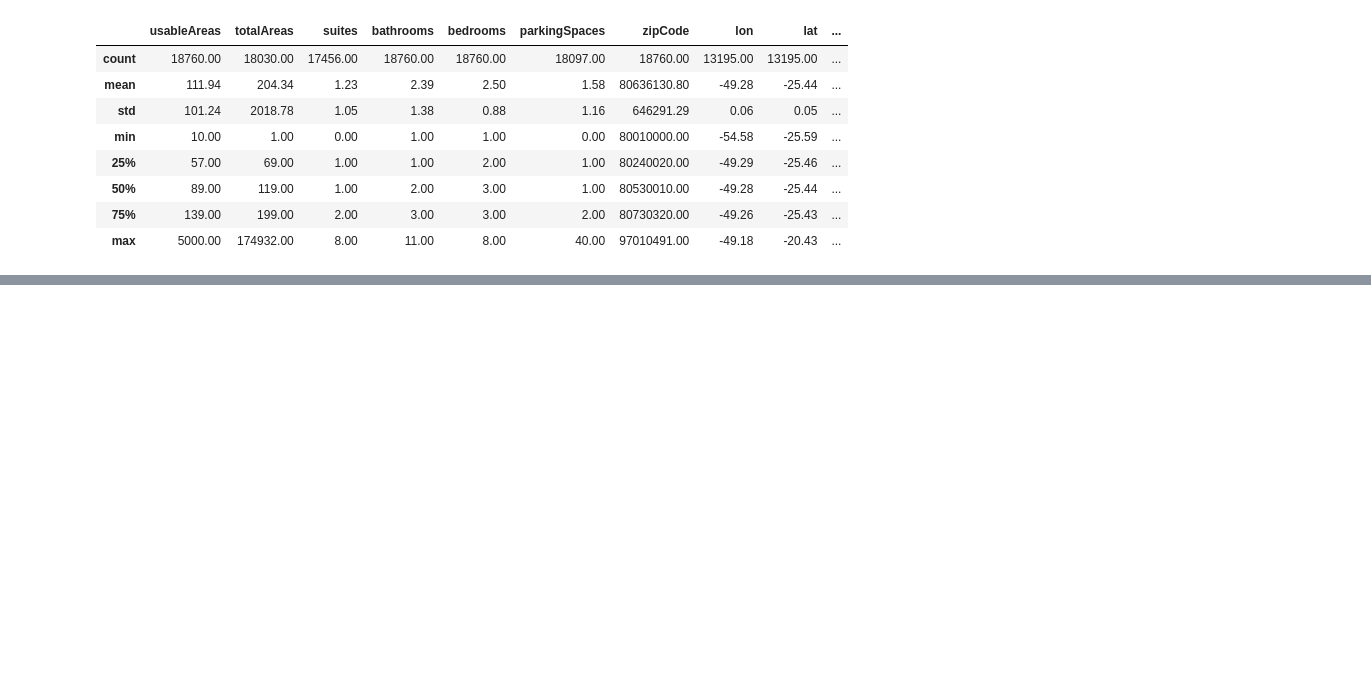
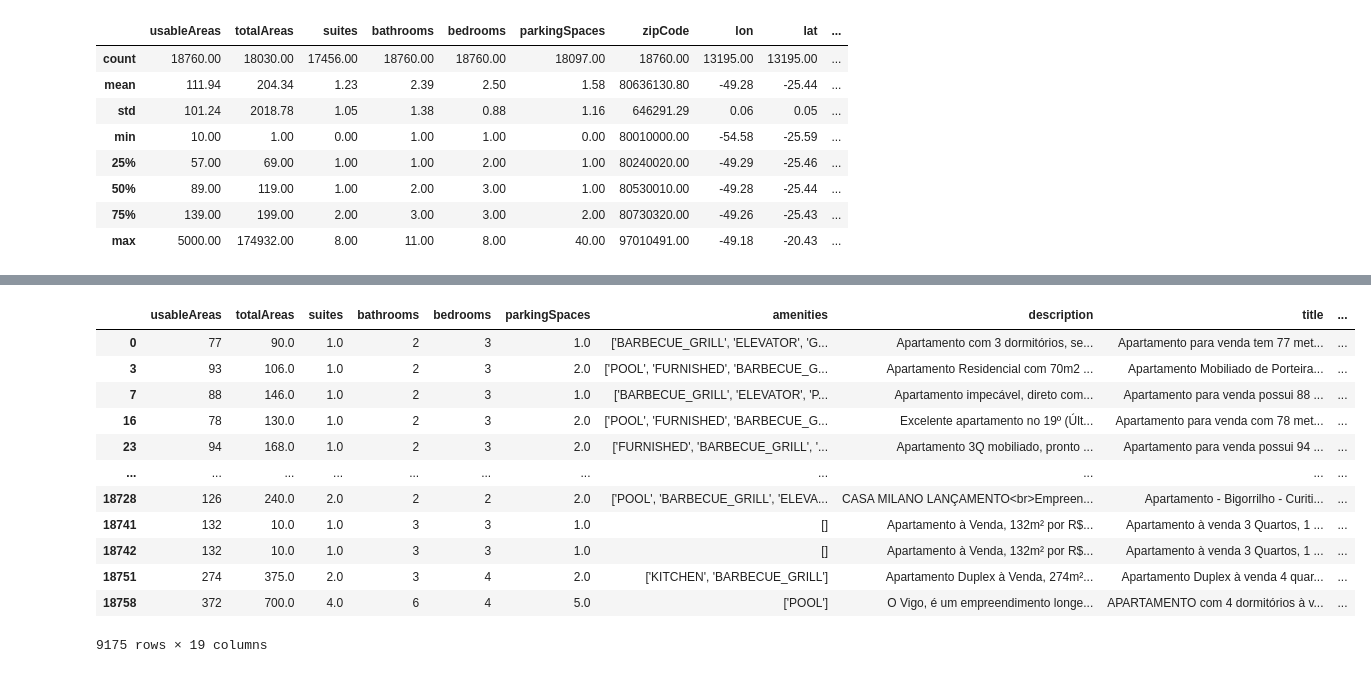
Before and after one commit to paulojr86/imoveis-Curitiba-investimento, a Jupyter notebook: imoveis-Curitiba-investimento.ipynb, the cells around one changed output, grey strips where cells are left out. Saved outputs shown, nothing was run; the diff lists cells and outputs as text; code cells hidden in the pictures; blank space fills up the shorter version.

```diff
--- a/imoveis-Curitiba-investimento.ipynb
+++ b/imoveis-Curitiba-investimento.ipynb
@@ -65,3 +65,5 @@ df.describe().round(2)
 | 50% | 89.00 | 119.00 | 1.00 | 2.00 | 3.00 | 1.00 | 80530010.00 | -49.28 | -25.44 | ... |
 | 75% | 139.00 | 199.00 | 2.00 | 3.00 | 3.00 | 2.00 | 80730320.00 | -49.26 | -25.43 | ... |
 | max | 5000.00 | 174932.00 | 8.00 | 11.00 | 8.00 | 40.00 | 97010491.00 | -49.18 | -20.43 | ... |
+# %%
+df['Valor_por_m2'] = df['price'] / df['usableAreas']
@@ -67,0 +90,17 @@ df.describe().round(2)
+# %%
+#Excluir todas linhas de valores nulos seria muito radical pois o dataframe ficaria com metade das linhas, em relação ao original.
+df.dropna()
+# %% [output]
+|  | usableAreas | totalAreas | suites | bathrooms | bedrooms | parkingSpaces | amenities | description | title | ... |
+| 0 | 77 | 90.0 | 1.0 | 2 | 3 | 1.0 | ['BARBECUE_GRILL', 'ELEVATOR', 'G... | Apartamento com 3 dormitórios, se... | Apartamento para venda tem 77 met... | ... |
+| 3 | 93 | 106.0 | 1.0 | 2 | 3 | 2.0 | ['POOL', 'FURNISHED', 'BARBECUE_G... | Apartamento Residencial com 70m2 ... | Apartamento Mobiliado de Porteira... | ... |
+| 7 | 88 | 146.0 | 1.0 | 2 | 3 | 1.0 | ['BARBECUE_GRILL', 'ELEVATOR', 'P... | Apartamento impecável, direto com... | Apartamento para venda possui 88 ... | ... |
+| 16 | 78 | 130.0 | 1.0 | 2 | 3 | 2.0 | ['POOL', 'FURNISHED', 'BARBECUE_G... | Excelente apartamento no 19º (Últ... | Apartamento para venda com 78 met... | ... |
+| 23 | 94 | 168.0 | 1.0 | 2 | 3 | 2.0 | ['FURNISHED', 'BARBECUE_GRILL', '... | Apartamento 3Q mobiliado, pronto ... | Apartamento para venda possui 94 ... | ... |
+| ... | ... | ... | ... | ... | ... | ... | ... | ... | ... | ... |
+| 18728 | 126 | 240.0 | 2.0 | 2 | 2 | 2.0 | ['POOL', 'BARBECUE_GRILL', 'ELEVA... | CASA MILANO LANÇAMENTO<br>Empreen... | Apartamento - Bigorrilho - Curiti... | ... |
+| 18741 | 132 | 10.0 | 1.0 | 3 | 3 | 1.0 | [] | Apartamento à Venda, 132m² por R$... | Apartamento à venda 3 Quartos, 1 ... | ... |
+| 18742 | 132 | 10.0 | 1.0 | 3 | 3 | 1.0 | [] | Apartamento à Venda, 132m² por R$... | Apartamento à venda 3 Quartos, 1 ... | ... |
+| 18751 | 274 | 375.0 | 2.0 | 3 | 4 | 2.0 | ['KITCHEN', 'BARBECUE_GRILL'] | Apartamento Duplex à Venda, 274m²... | Apartamento Duplex à venda 4 quar... | ... |
+| 18758 | 372 | 700.0 | 4.0 | 6 | 4 | 5.0 | ['POOL'] | O Vigo, é um empreendimento longe... | APARTAMENTO com 4 dormitórios à v... | ... |
+9175 rows × 19 columns
```
Also changed, not shown: parts of 2 cells of this notebook.
